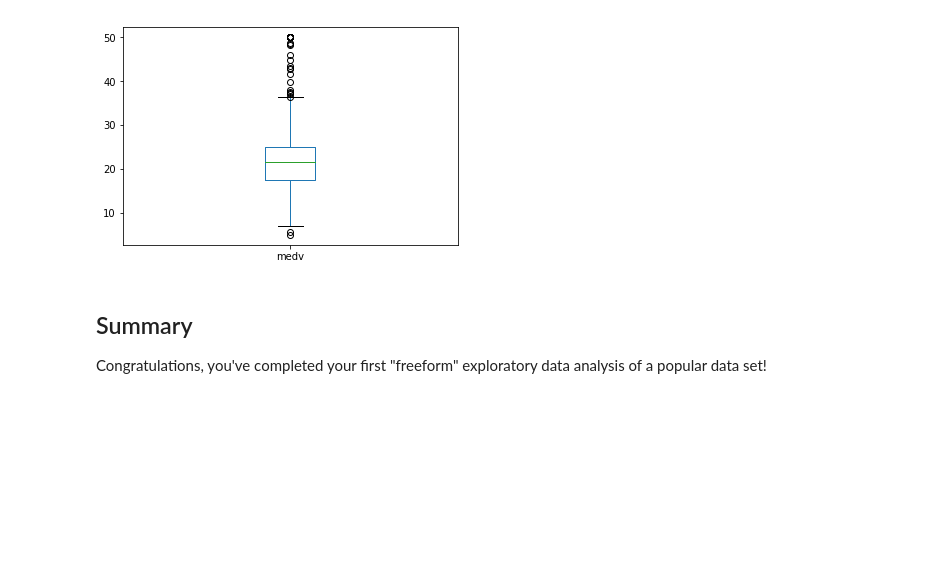
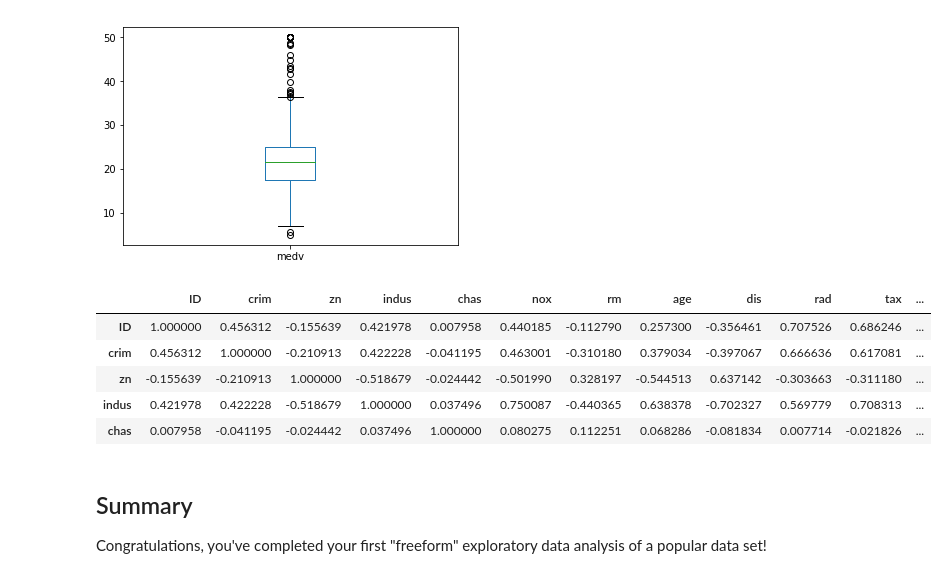
Before and after one commit to Rimab55/dsc-1-03-16-eda-with-pandas-using-the-boston-housing-data-lab-nyc-ds-career-012819, a Jupyter notebook: index.ipynb, the cells around one changed output. Drawn from its saved outputs; the diff is of its cells as text; code cells hidden in the pictures; blank space fills up the shorter version.

```diff
--- a/index.ipynb
+++ b/index.ipynb
@@ -152,6 +152,14 @@ df.medv.plot(kind='box')
 [figure]
 # %%
 df_corr = df.corr()
+df_corr.head()
+# %% [output]
+|  | ID | crim | zn | indus | chas | nox | rm | age | dis | rad | tax | ... |
+| ID | 1.000000 | 0.456312 | -0.155639 | 0.421978 | 0.007958 | 0.440185 | -0.112790 | 0.257300 | -0.356461 | 0.707526 | 0.686246 | ... |
+| crim | 0.456312 | 1.000000 | -0.210913 | 0.422228 | -0.041195 | 0.463001 | -0.310180 | 0.379034 | -0.397067 | 0.666636 | 0.617081 | ... |
+| zn | -0.155639 | -0.210913 | 1.000000 | -0.518679 | -0.024442 | -0.501990 | 0.328197 | -0.544513 | 0.637142 | -0.303663 | -0.311180 | ... |
+| indus | 0.421978 | 0.422228 | -0.518679 | 1.000000 | 0.037496 | 0.750087 | -0.440365 | 0.638378 | -0.702327 | 0.569779 | 0.708313 | ... |
+| chas | 0.007958 | -0.041195 | -0.024442 | 0.037496 | 1.000000 | 0.080275 | 0.112251 | 0.068286 | -0.081834 | 0.007714 | -0.021826 | ... |
 # %% [markdown]
 ## Summary
 
```
